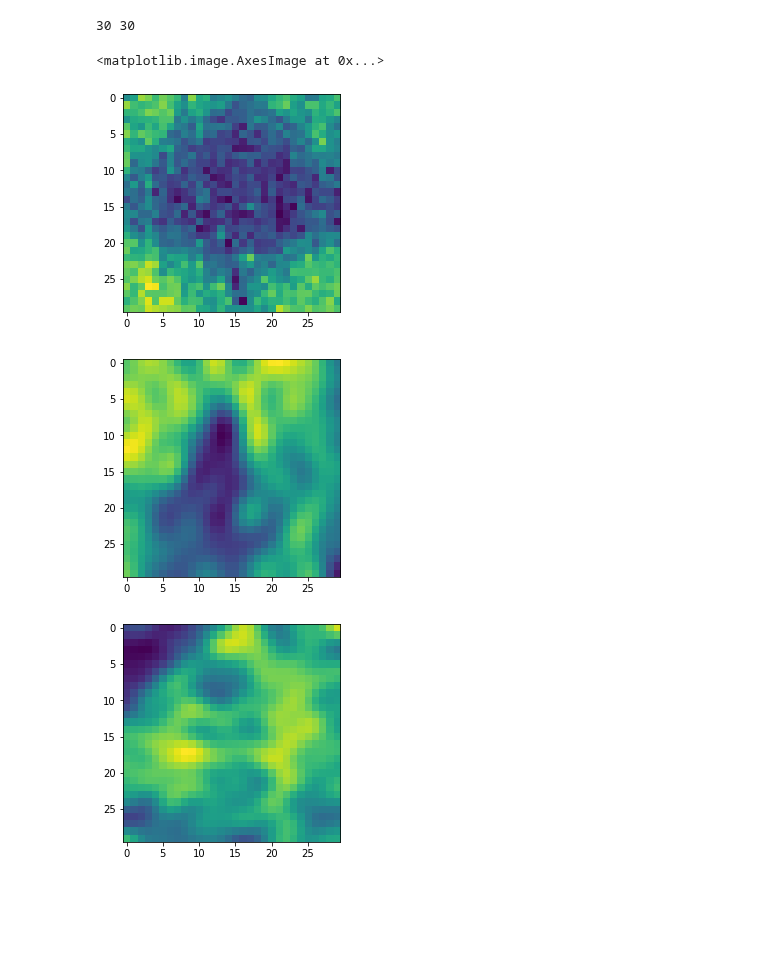
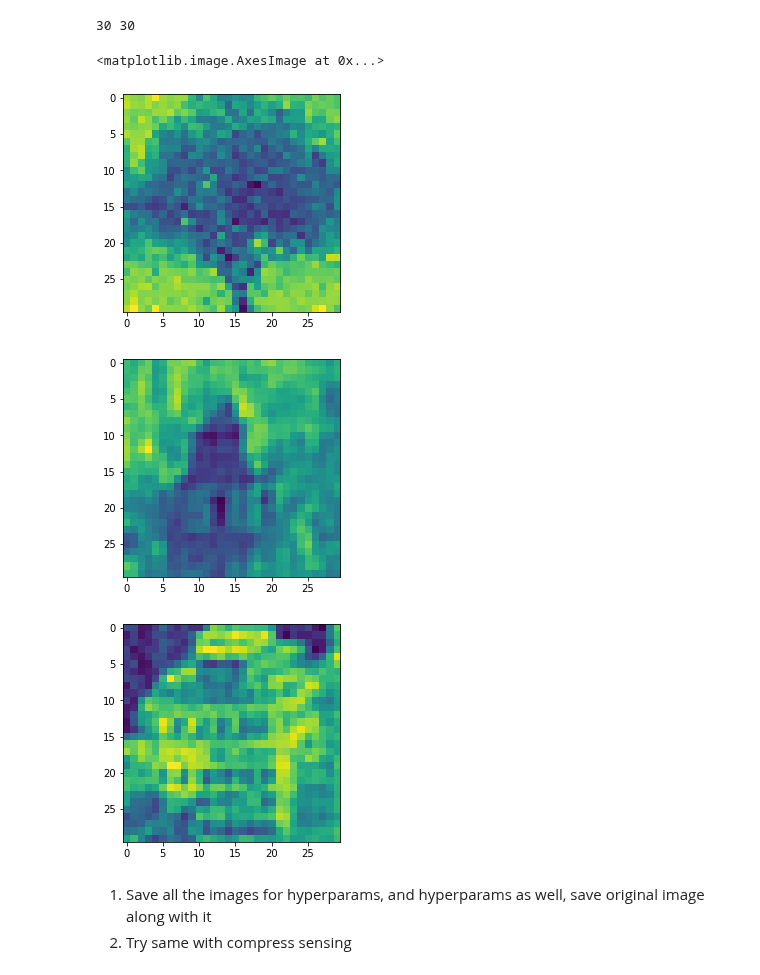
Before and after one commit to qkstngus000/Visual-Compressive-Sensing, a Jupyter notebook: TestFile.ipynb, the cells around one changed output. Saved outputs shown, nothing was run; the diff lists cells and outputs as text; code cells hidden in the pictures; blank space fills up the shorter version.

Commit message:
next week direction added with hyperparam

```diff
--- a/TestFile.ipynb
+++ b/TestFile.ipynb
@@ -48,22 +42,24 @@ sparseFreq = [1, 2, 5]
 dim = imgArr.shape
 n, m = dim
 
-
-for num in numCell:
-    for sz in cellSize:
-        for freq in sparseFreq:
-            W = V1_weights(num, dim, sz, freq)
-            y = generateY(W, imgArr)
-            W_model = W.reshape(num, n, m)
-            bestAlpha = []
-            for i, a in enumerate(alpha):
-                theta, reform, s = compress(W_model, y, a)
-                score = np.linalg.norm(img - reform, 'fro') / n
-                params.append({'numCell' : num,
-                               'cellSize' : sz,
-                               'sparseFreq' : freq,'alpha': a,
-                               'theta': theta,
-                               'reform': reform,
-                               'sparse': s,
-                               'score' : score})
+# use itertool to reduce amount of for loops
+for i in range 10:
+    for num in numCell:
+        for sz in cellSize:
+            for freq in sparseFreq:
+                W = V1_weights(num, dim, sz, freq)
+                y = generateY(W, imgArr)
+                W_model = W.reshape(num, n, m)
+                bestAlpha = []
+                for i, a in enumerate(alpha):
+                    theta, reform, s = compress(W_model, y, a)
+                    error = np.linalg.norm(img - reform, 'fro') / np.sqrt(m*n)
+                    params.append({'repetition' : i,
+                                   'numCell' : num,
+                                   'cellSize' : sz,
+                                   'sparseFreq' : freq,'alpha': a,
+                                   'theta': theta,
+                                   'reform': reform,
+                                   'sparse': s,
+                                   'error' : error})
 optParam = OptHyperParams(params)
@@ -77,3 +67,0 @@ TypeError: cannot unpack non-iterable method object
-# %%
-df = pd.DataFrame(params)
-numCell, cellSize, sparseFreq, alpha, theta, reform, sparse, score = df.loc[df.score == df.score.min()]
@@ -90,7 +91,7 @@ compressImg = ImageOps.grayscale(compressImg)
 compressArr = np.asarray(compressImg)
 cn, cm = compressArr.shape
 print(cn, cm)
-compressSamp = np.floor (cn * cm * 0.20).astype(int)
+compressSamp = 500#np.floor (cn * cm * 0.20).astype(int)
 randIndex = np.random.randint(0, cn * cm, compressSamp)
 compressY = compressArr.flatten()[randIndex]
 compressY = compressY.reshape(compressSamp, 1)
@@ -99,13 +100,13 @@ compressY = compressY.reshape(compressSamp, 1)
 # %%
 # Generate C matrix
 C = np.eye(cn * cm)[randIndex, :]
 C3D = C.reshape(compressSamp, cn, cm)
-theta, reform, s = compress(C3D, compressY, 0.0005)
+theta, compress_reform, s = compress(C3D, compressY, .0003)
 
 plt.imshow(reform)
 # %% [output]
 <matplotlib.image.AxesImage at 0x...>
-[figure, old version]
+[figure, new version]
 # %%
 imgList = ["image/city_part2.png", "image/city_part3.png"]
 
@@ -115,18 +116,21 @@ for im in imgList:
     imgArr = np.asarray(img)
 
     # V1 Variables
-    numCell = 100
-    cellSize = 2
-    sparseFreq = 2
+    numCell = 500
+    cellSize = 5
+    sparseFreq = 1
     dim = imgArr.shape
     n,m = dim
 
     W = V1_weights(numCell, dim, cellSize, sparseFreq)
     y = generateY(W, imgArr)
     W_rev = W.reshape(numCell, n, m)
-    theta, reform, s = compress(W_rev, y, 50)
+    theta, reform, s = compress(W_rev, y, 1)
     plt.imshow(reform)
     plt.show()
 # %% [output]
-[figure, old version]
+[figure, new version]
-[figure, old version]
+[figure, new version]
+# %% [markdown]
+1. Save all the images for hyperparams, and hyperparams as well, save original image along with it
+2. Try same with compress sensing
```
Also changed, not shown: parts of 8 cells of this notebook, 5 other files.
